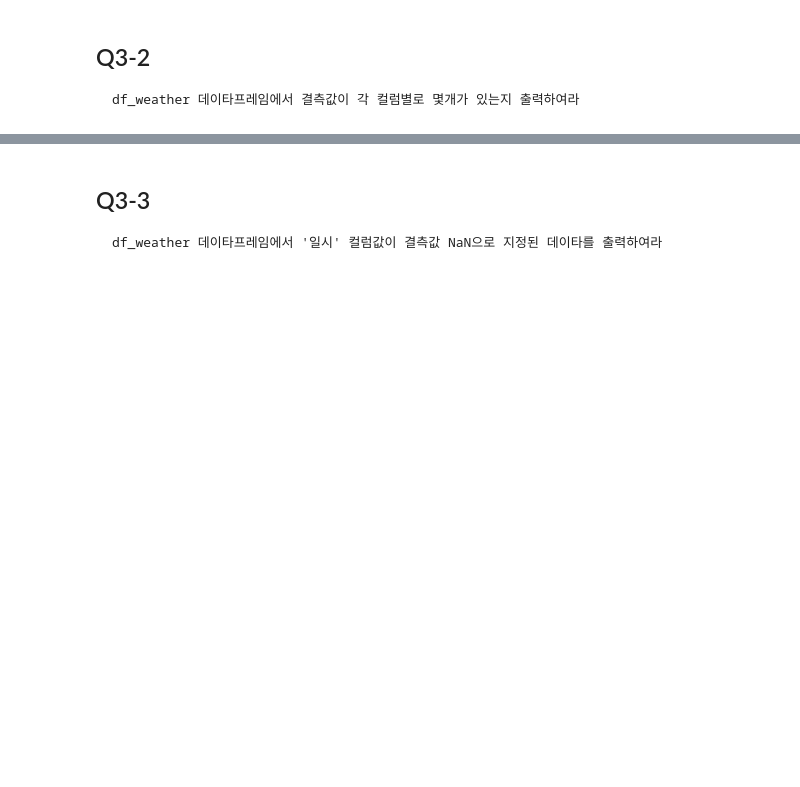
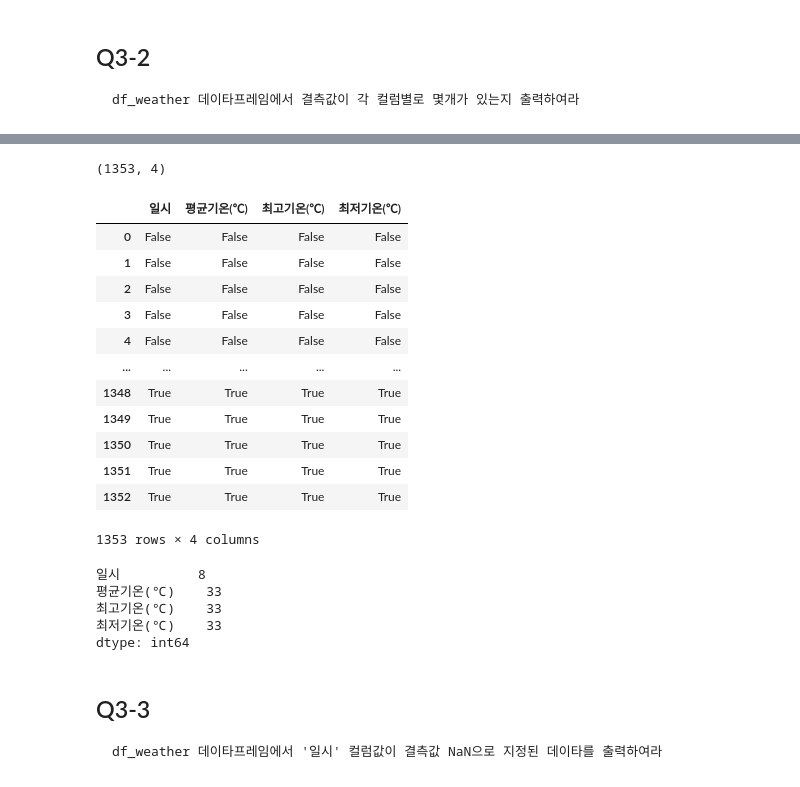
Before and after one commit to kesiss777/wassup3, a Jupyter notebook: 03_Data_Preprocessing/02_06_Pandas_Quiz1.ipynb, the cells around one changed output, grey strips where cells are left out. Drawn from its saved outputs; the diff is of its cells as text; code cells hidden in the pictures; blank space fills up the shorter version.

````diff
--- a/03_Data_Preprocessing/02_06_Pandas_Quiz1.ipynb
+++ b/03_Data_Preprocessing/02_06_Pandas_Quiz1.ipynb
@@ -339,3 +344,31 @@ dtype: int64
+# %%
+df_weather.shape
+# %% [output]
+(1353, 4)
+# %%
+df_weather.isnull()
+# %% [output]
+|  | 일시 | 평균기온(℃) | 최고기온(℃) | 최저기온(℃) |
+| 0 | False | False | False | False |
+| 1 | False | False | False | False |
+| 2 | False | False | False | False |
+| 3 | False | False | False | False |
+| 4 | False | False | False | False |
+| ... | ... | ... | ... | ... |
+| 1348 | True | True | True | True |
+| 1349 | True | True | True | True |
+| 1350 | True | True | True | True |
+| 1351 | True | True | True | True |
+| 1352 | True | True | True | True |
+1353 rows × 4 columns
+# %%
+df_weather.isnull().sum()
+# %% [output]
+일시          8
+평균기온(℃)    33
+최고기온(℃)    33
+최저기온(℃)    33
+dtype: int64
 # %% [markdown]
 ## Q3-3
 ```
````
Also changed, not shown: parts of 22 cells of this notebook, 1 other file.
